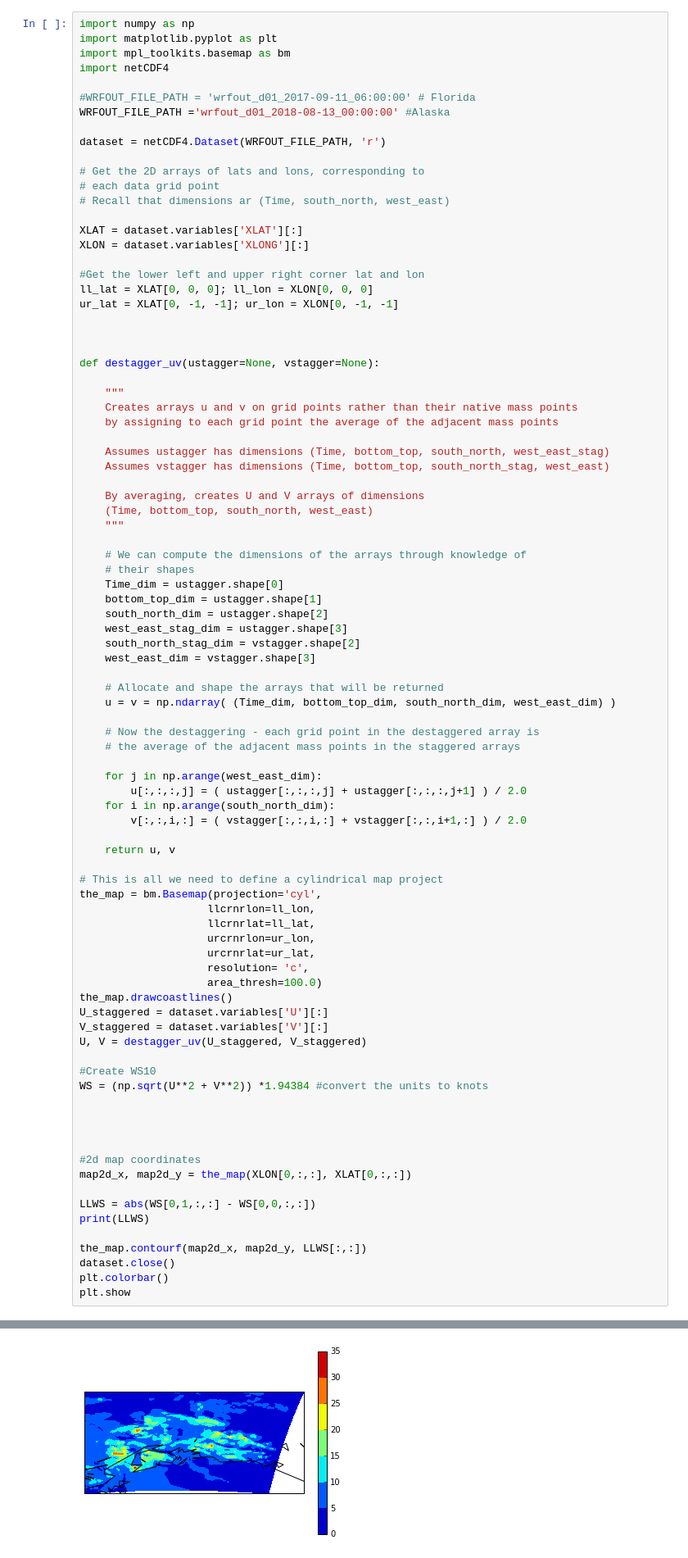
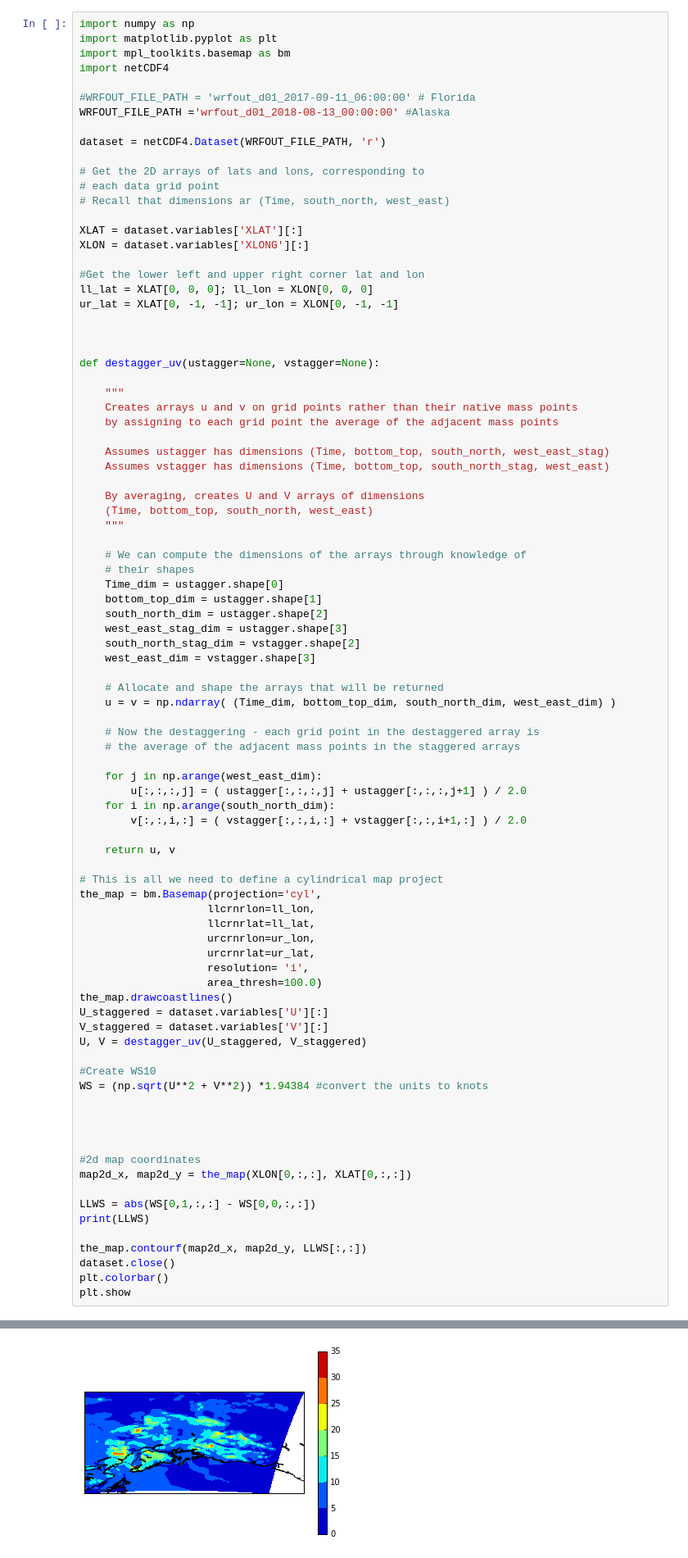
Before and after one commit to jackofalltradesprogrammer/ScientificComputing2, a Jupyter notebook: Assignment_4/Assignment4.ipynb, the cells around one changed output, grey strips where cells are left out. Shown at 82% size. Cells and saved outputs as stored; diff of their text form.

```diff
--- a/Assignment_4/Assignment4.ipynb
+++ b/Assignment_4/Assignment4.ipynb
@@ -63,7 +63,7 @@ the_map = bm.Basemap(projection='cyl',
                     llcrnrlat=ll_lat,
                     urcrnrlon=ur_lon,
                     urcrnrlat=ur_lat,
-                    resolution= 'c',
+                    resolution= 'i',
                     area_thresh=100.0)
 the_map.drawcoastlines()
 U_staggered = dataset.variables['U'][:]
@@ -74,34 +74,34 @@ U, V = destagger_uv(U_staggered, V_staggered)
 WS = (np.sqrt(U**2 + V**2)) *1.94384 #convert the units to knots
 
 
 
 
 #2d map coordinates
 map2d_x, map2d_y = the_map(XLON[0,:,:], XLAT[0,:,:])
 
 LLWS = abs(WS[0,1,:,:] - WS[0,0,:,:])
 print(LLWS)
 
 the_map.contourf(map2d_x, map2d_y, LLWS[:,:])
 dataset.close()
 plt.colorbar()
 plt.show
 # %% [output]
 [[ 1.45365809  0.50067588  0.64669684 ...,  1.74613913  1.66981488
    1.57921834]
  [ 0.11894975  0.47651994  0.18664089 ...,  1.77075254  1.66436446
    1.5285614 ]
  [ 3.27728418  2.89440714  1.28837058 ...,  1.78972153  1.64860045
    1.47373472]
  ...,
  [ 2.00104793  2.70463731  2.45753842 ...,  2.1553507   1.18007065
    0.49283844]
  [ 1.99134256  2.73303114  2.31263429 ...,  2.12185118  1.84492638
    0.35519563]
  [ 1.97226084  1.99553328  1.9620141  ...,  0.75646555  1.75501344
    1.50077906]]
 <function matplotlib.pyplot.show(*args, **kw)>
-[figure, old version]
+[figure, new version]
 # %%
 THRESHOLD = 10.0
 masked_array = (LLWS > THRESHOLD)
```
Also changed, not shown: parts of 1 cell of this notebook.
